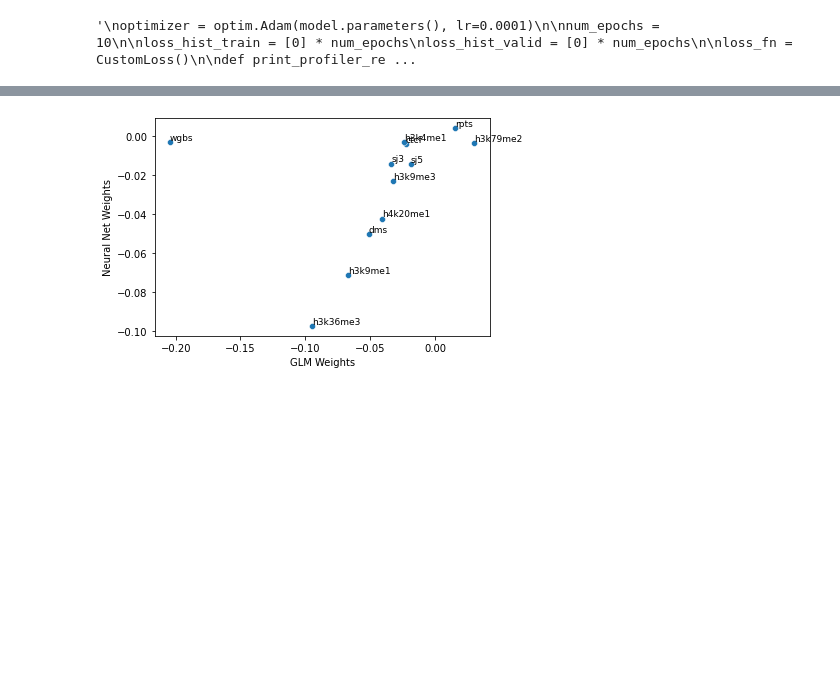
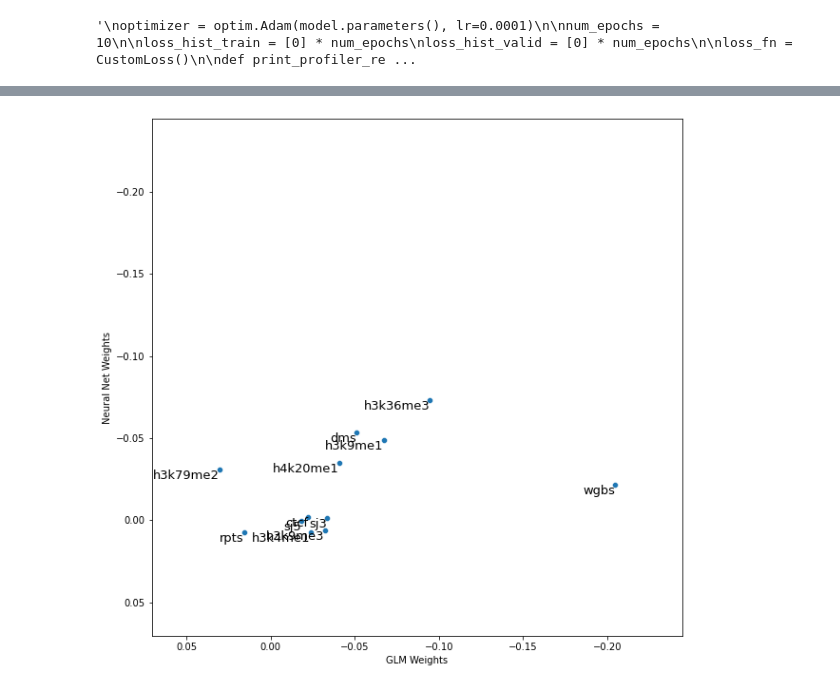
Before and after one commit to rhassett-cshl/ElongationNet, a Jupyter notebook: elongation_net_rebatch_large.ipynb, the cells around one changed output, grey strips where cells are left out. Saved outputs shown, nothing was run; the diff lists cells and outputs as text; code cells hidden in the pictures; blank space fills up the shorter version.

```diff
--- a/elongation_net_rebatch_large.ipynb
+++ b/elongation_net_rebatch_large.ipynb
@@ -412,6 +408,9 @@ plt.show
 # %%
 def plot_data(glm_zeta, net_zeta):
     indices = range(len(glm_zeta))
+    print(indices)
+    indices2 = range(len(net_zeta))
+    print(indices2)
 
     fig, ax = plt.subplots(figsize=(10, 5))
 
@@ -429,8 +428,13 @@ def plot_data(glm_zeta, net_zeta):
     plt.ylim(0.5, 1.3)
 
     plt.show()
+# %%
+test_batches = create_batches(test_data.groupby('GeneId'), max_batch_size=64)
+
+test_dataset = GeneDataset(test_batches)
+tstdl = DataLoader(test_dataset, batch_size=1)
 # %%
-tstdl = DataLoader(test_set, batch_size=batch_size, num_workers=0, shuffle=False, pin_memory=True)
+#tstdl = DataLoader(test_dataset, batch_size=1, num_workers=0, shuffle=False, pin_memory=True)
 # %%
 #model.weight.data[0] = torch.tensor([-0.02, -0.9, -0.02, 0.03, -0.06, -0.03, -0.05, -0.02, -0.03, -0.06, 0.01, -0.18], dtype=torch.float32)
 #model.bias.data = torch.tensor(0,dtype=torch.float32)
@@ -447,14 +451,9 @@ for i in range(0, 4):
         y_inputs = inputs['Y_ji'].to(device)
         rho_ji = model(y_inputs)
 
-    glm_zeta = inputs['Z_ji']
+    glm_zeta = inputs['Z_ji'][0]
     # convert log(Z) outputs to Z
     net_zeta = torch.exp(rho_ji.cpu().squeeze())
-    print("Neural Net Zeta:")
-    print(net_zeta)
-
-    print("GLM Zeta:")
-    print(glm_zeta)
 
     plot_data(glm_zeta, net_zeta)
 # %% [output]
@@ -655,14 +572,22 @@ number of samples: 16000
 # %%
+plt.figure(figsize=(10, 10))
+
 sns.scatterplot(x=glm_kappa, y=weights[0])
 
 for i in range(len(glm_kappa)):
-    plt.text(glm_kappa[i], weights[0][i], feature_names[i], fontsize=9, ha='left', va='bottom')
+    plt.text(glm_kappa[i], weights[0][i], feature_names[i], fontsize=13, ha='right', va='top')
 plt.xlabel('GLM Weights')
 plt.ylabel('Neural Net Weights')
 
+max_val = max(np.max(glm_kappa), np.max(weights[0])) + 0.04
+min_val = min(np.min(glm_kappa), np.min(weights[0])) - 0.04
+
+plt.xlim(max_val, min_val)
+plt.ylim(max_val, min_val)
+
 # Show the plot
 plt.show()
 # %% [output]
-[figure, old version]
+[figure, new version]
 # %%
 print(weights)
```
Also changed, not shown: parts of 19 cells of this notebook, 11 other files.
